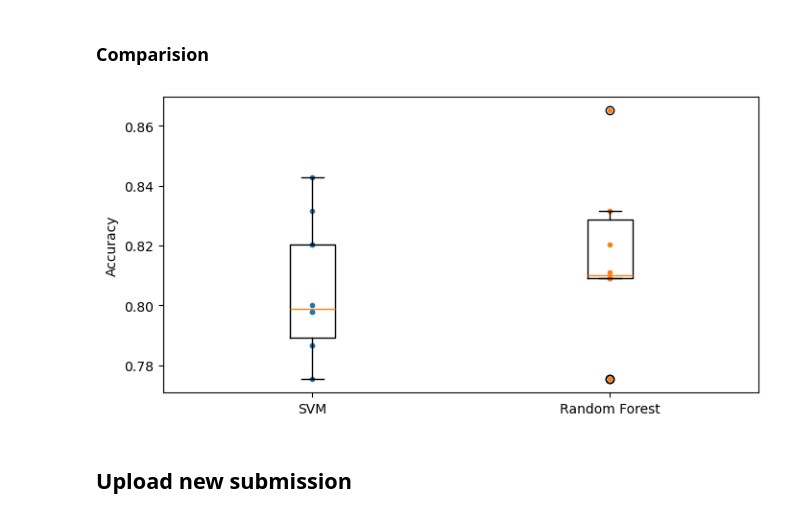
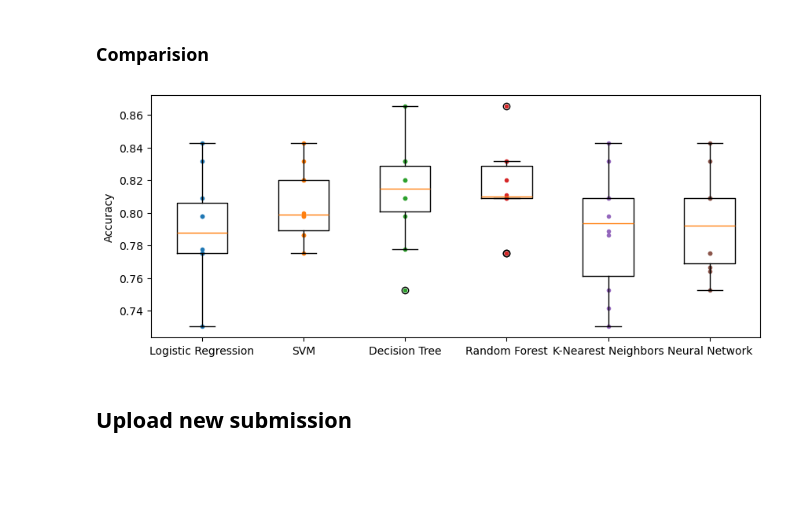
Before and after one commit to MartinRajniak/Kaggle-Projects, a Jupyter notebook: titanic.ipynb, the cells around one changed output. Saved outputs shown, nothing was run; the diff lists cells and outputs as text; code cells hidden in the pictures; blank space fills up the shorter version.

Commit message:
Add some more models to compare

```diff
--- a/titanic.ipynb
+++ b/titanic.ipynb
@@ -292,0 +316,3 @@ Mean: 0.8058426966292135
+# %%
+knc_model = KNeighborsClassifier(n_neighbors=3)
+knc_model.fit(X, y)
@@ -292,0 +321,3 @@ Mean: 0.8058426966292135
+# %%
+knc_scores = cross_val_score(knc_model, X, y, cv=10, scoring="accuracy")
+print(f"Mean: {knc_scores.mean()}")
@@ -292,0 +328,5 @@ Mean: 0.8058426966292135
+# %%
+mlp_model = MLPClassifier(
+    solver="lbfgs", alpha=1e-5, hidden_layer_sizes=(5, 2), random_state=RANDOM_STATE
+)
+mlp_model.fit(X, y)
@@ -292,0 +341,3 @@ Mean: 0.8058426966292135
+# %%
+mlp_scores = cross_val_score(mlp_model, X, y, cv=10, scoring="accuracy")
+print(f"Mean: {mlp_scores.mean()}")
@@ -293,14 +368,28 @@ Mean: 0.8058426966292135
 # %% [markdown]
 ### Comparision
 # %%
-plt.figure(figsize=(8, 4))
-plt.plot([1]*10, svc_scores, ".")
-plt.plot([2]*10, rfc_scores, ".")
-plt.boxplot([svc_scores, rfc_scores], tick_labels=("SVM", "Random Forest"))
+plt.figure(figsize=(10, 4))
+plt.plot([1] * 10, lg_scores, ".")
+plt.plot([2] * 10, svc_scores, ".")
+plt.plot([3] * 10, dtc_scores, ".")
+plt.plot([4] * 10, rfc_scores, ".")
+plt.plot([5] * 10, knc_scores, ".")
+plt.plot([6] * 10, mlp_scores, ".")
+plt.boxplot(
+    [lg_scores, svc_scores, dtc_scores, rfc_scores, knc_scores, mlp_scores],
+    tick_labels=(
+        "Logistic Regression",
+        "SVM",
+        "Decision Tree",
+        "Random Forest",
+        "K-Nearest Neighbors",
+        "Neural Network"
+    ),
+)
 plt.ylabel("Accuracy")
 plt.show()
 # %% [output]
-[figure, old version]
+[figure, new version]
 # %%
 final_model = rfc_model
 # %% [markdown]
```
Also changed, not shown: parts of 15 cells of this notebook.
